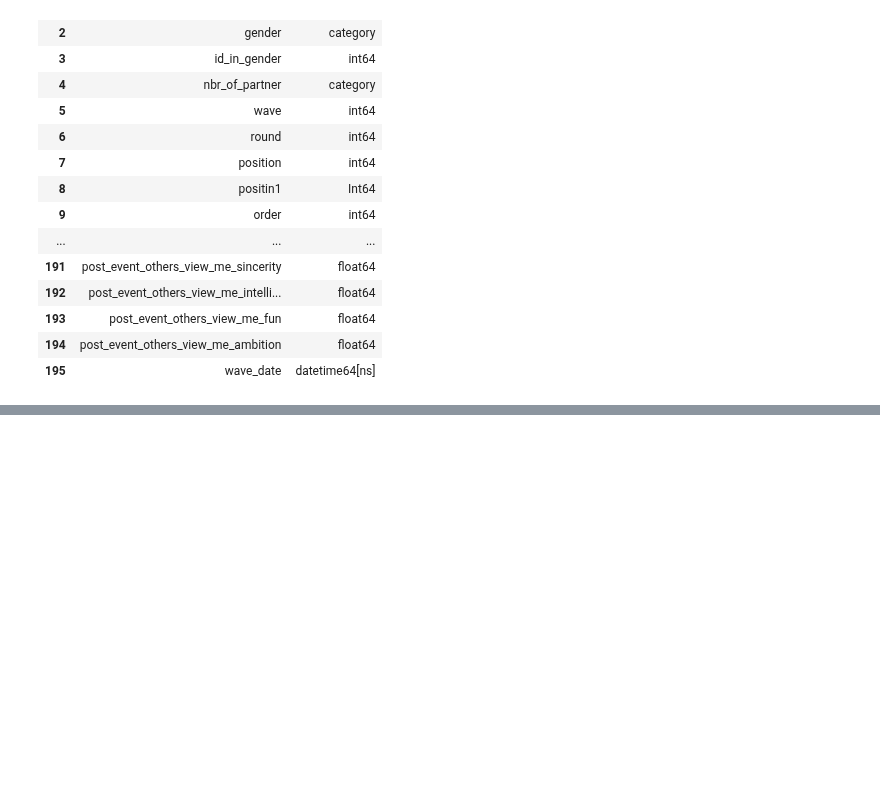
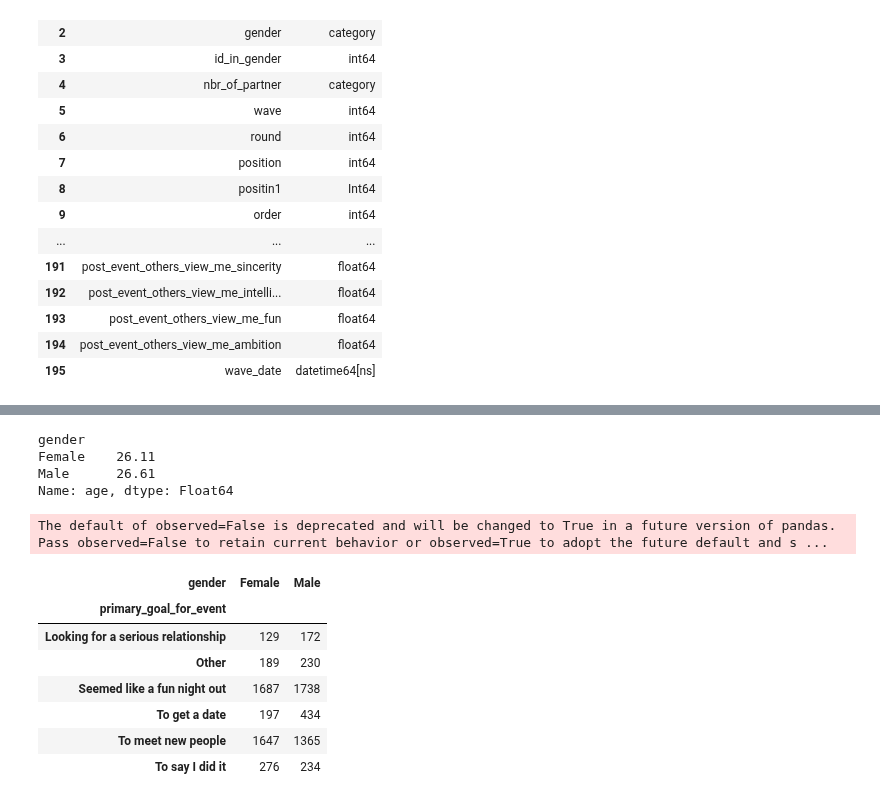
Before and after one commit to Quentin-qha/Jedha, a Jupyter notebook: 02_exploratory_data_analysis/speed_dating__tinder/00-project-speed_dating__tinder.ipynb, the cells around one changed output, grey strips where cells are left out. Saved outputs shown, nothing was run; the diff lists cells and outputs as text; code cells hidden in the pictures; blank space fills up the shorter version.

```diff
--- a/02_exploratory_data_analysis/speed_dating__tinder/00-project-speed_dating__tinder.ipynb
+++ b/02_exploratory_data_analysis/speed_dating__tinder/00-project-speed_dating__tinder.ipynb
@@ -733,0 +428,8 @@ df.describe(include="all")
+# %%
+df_group_gender_age = round(df.groupby('gender')['age'].mean(), 2)
+df_group_gender_age
+# %% [output]
+gender
+Female    26.11
+Male      26.61
+Name: age, dtype: Float64
@@ -733,0 +450,13 @@ df.describe(include="all")
+# %%
+df_goal_gender = df.groupby(['gender', 'primary_goal_for_event']).size().unstack(level=0)
+df_goal_gender
+# %% [output]
+The default of observed=False is deprecated and will be changed to True in a future version of pandas. Pass observed=False to retain current behavior or observed=True to adopt the future default and s ...
+| gender | Female | Male |
+| primary_goal_for_event |  |  |
+| Looking for a serious relationship | 129 | 172 |
+| Other | 189 | 230 |
+| Seemed like a fun night out | 1687 | 1738 |
+| To get a date | 197 | 434 |
+| To meet new people | 1647 | 1365 |
+| To say I did it | 276 | 234 |
```
Also changed, not shown: parts of 49 cells of this notebook.
